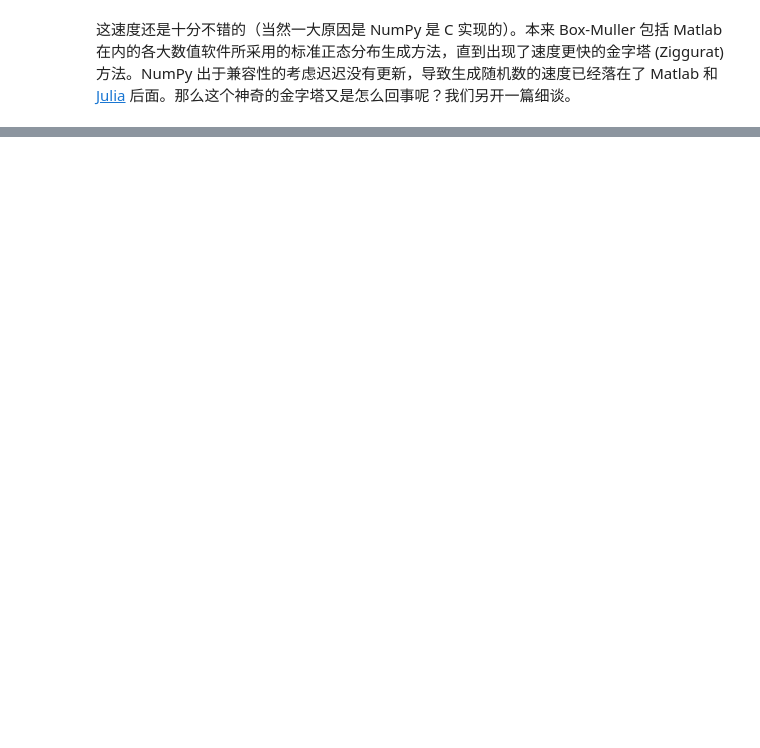
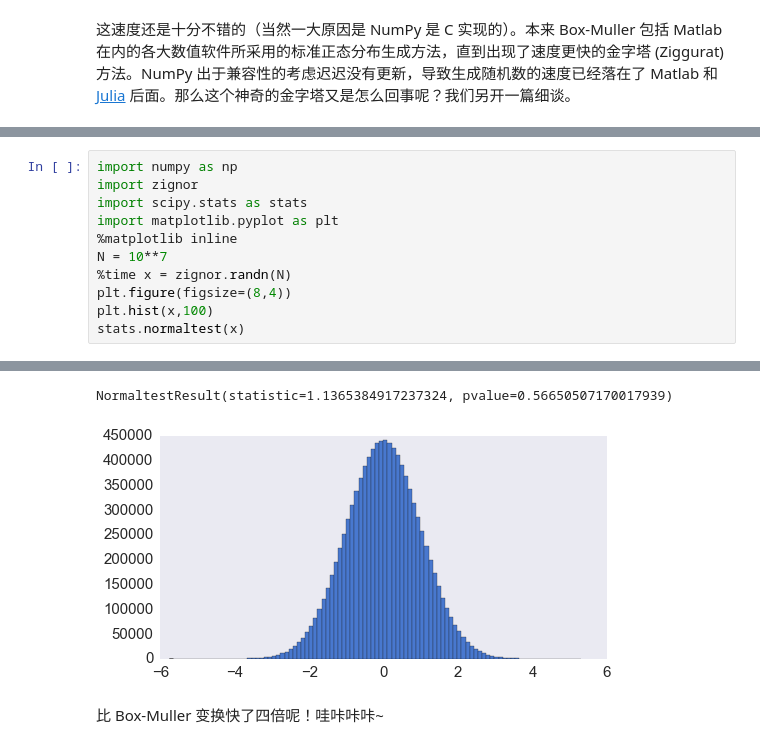
Before and after one commit to jameslao/Algorithmic-Pearls, a Jupyter notebook: Normal.ipynb, the cells around one changed output, grey strips where cells are left out. Saved outputs shown, nothing was run; the diff lists cells and outputs as text; blank space fills up the shorter version.

Commit message:
Normal

```diff
--- a/Normal.ipynb
+++ b/Normal.ipynb
@@ -204,0 +337,12 @@ Wall time: 363 ms
+# %%
+import numpy as np
+import zignor
+import scipy.stats as stats
+import matplotlib.pyplot as plt
+%matplotlib inline
+N = 10**7
+%time x = zignor.randn(N)
+plt.figure(figsize=(8,4))
+plt.hist(x,100)
+stats.normaltest(x)
+# %% [output]
@@ -204,0 +350,4 @@ Wall time: 363 ms
+NormaltestResult(statistic=1.1365384917237324, pvalue=0.56650507170017939)
+[figure, added]
+# %% [markdown]
+比 Box-Muller 变换快了四倍呢！哇咔咔咔~
```
Also changed, not shown: parts of 16 cells of this notebook, 1 other file.
